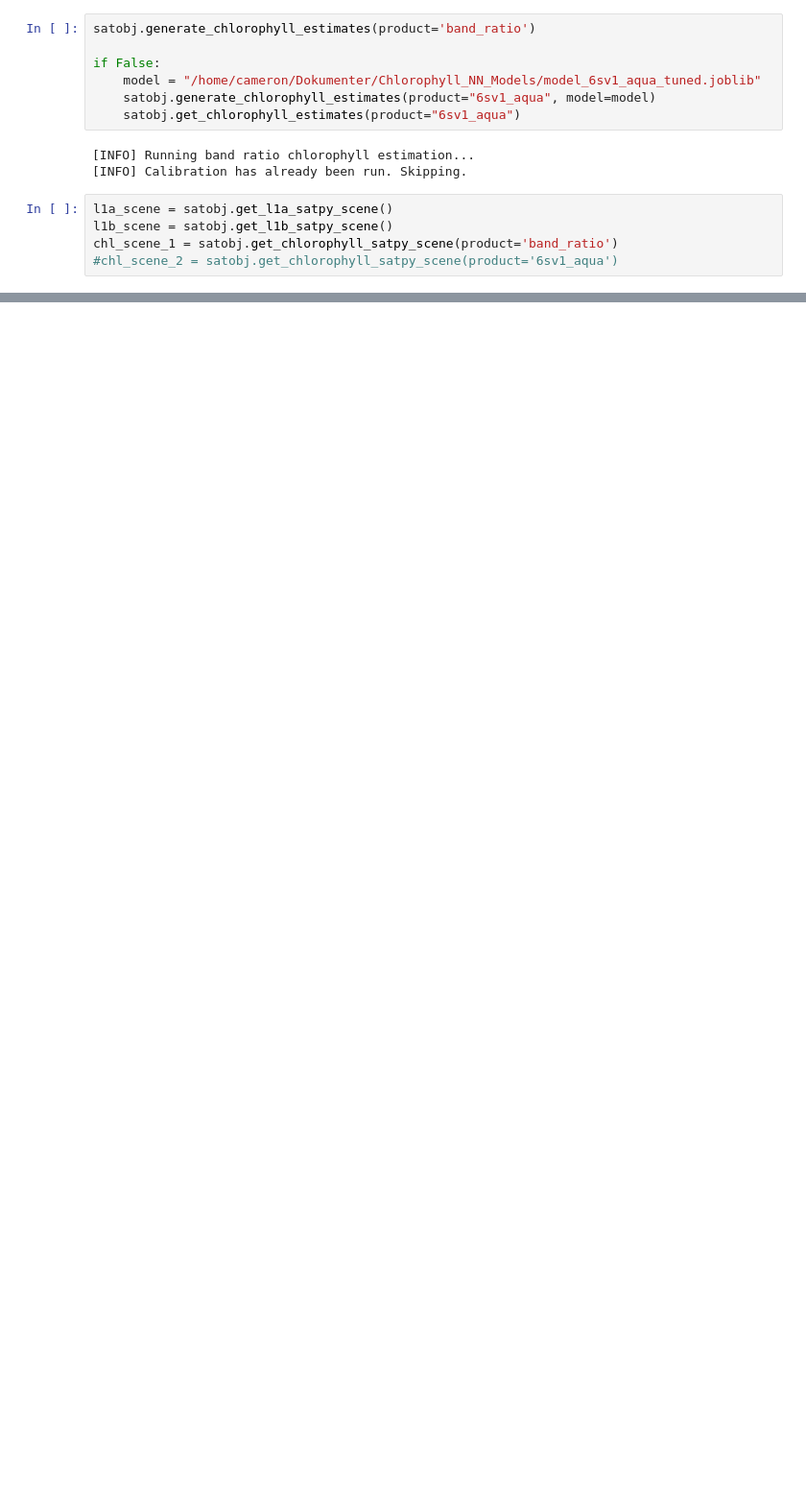
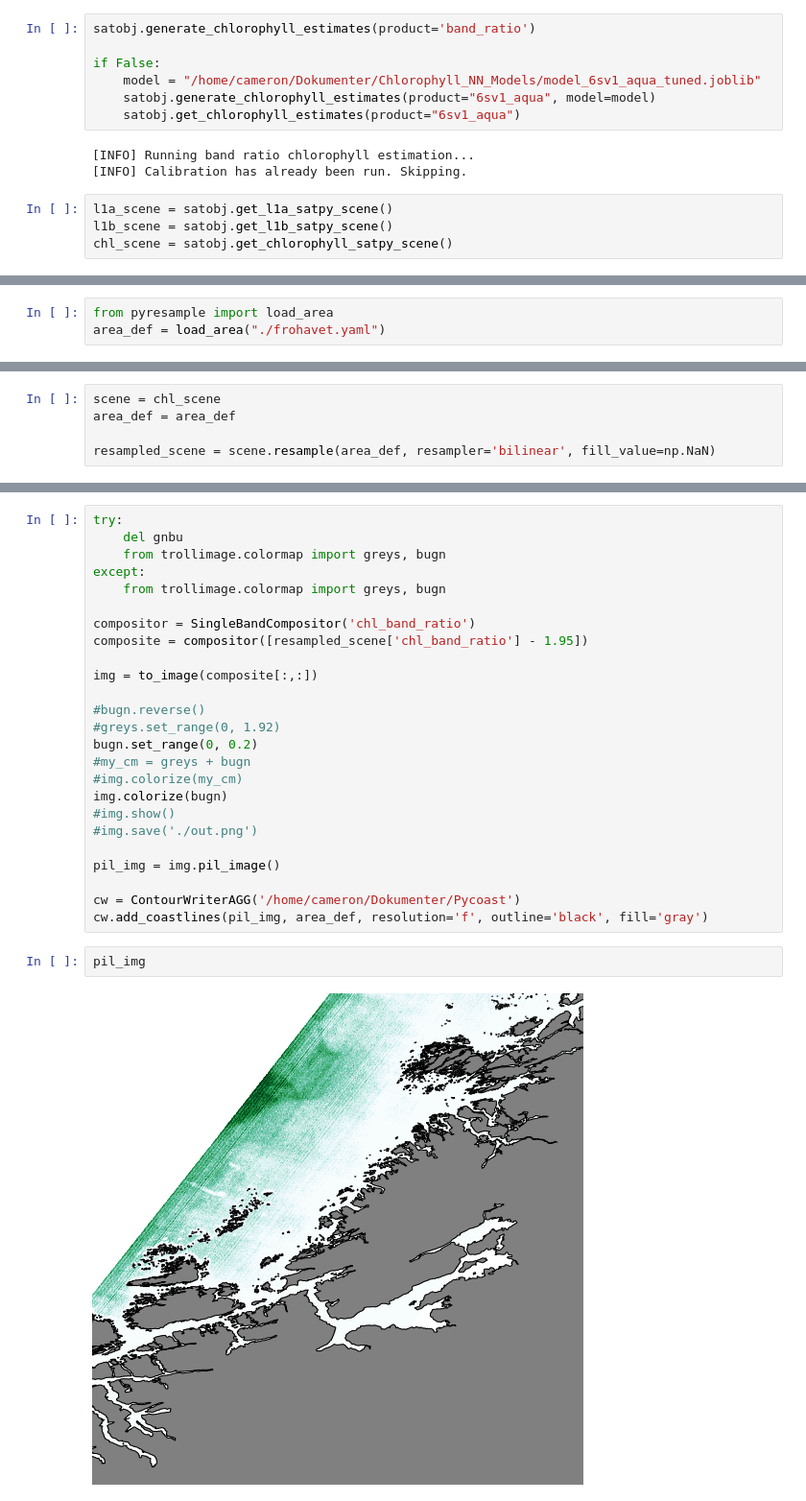
Before and after one commit to NTNU-SmallSat-Lab/hypso-package, a Jupyter notebook: demo/satpy_testing.ipynb, the cells around one changed output, grey strips where cells are left out. Shown at 96% size. Cells and saved outputs as stored; diff of their text form; blank space fills up the shorter version.

Commit message:
Push testing and plotting work

```diff
--- a/demo/satpy_testing.ipynb
+++ b/demo/satpy_testing.ipynb
@@ -54,6 +62,5 @@ if False:
 # %%
 l1a_scene = satobj.get_l1a_satpy_scene()
 l1b_scene = satobj.get_l1b_satpy_scene()
-chl_scene_1 = satobj.get_chlorophyll_satpy_scene(product='band_ratio')
-#chl_scene_2 = satobj.get_chlorophyll_satpy_scene(product='6sv1_aqua')
+chl_scene = satobj.get_chlorophyll_satpy_scene()
 # %%
@@ -136,0 +106,3 @@ array([[1.98022832, 2.05960769, 2.13993502, ..., 2.07018929, 2.11488065,
+# %%
+from pyresample import load_area
+area_def = load_area("./frohavet.yaml")
@@ -136,0 +118,5 @@ array([[1.98022832, 2.05960769, 2.13993502, ..., 2.07018929, 2.11488065,
+# %%
+scene = chl_scene
+area_def = area_def
+
+resampled_scene = scene.resample(area_def, resampler='bilinear', fill_value=np.NaN)
@@ -136,0 +127,29 @@ array([[1.98022832, 2.05960769, 2.13993502, ..., 2.07018929, 2.11488065,
+# %%
+try:
+    del gnbu
+    from trollimage.colormap import greys, bugn
+except:
+    from trollimage.colormap import greys, bugn
+
+compositor = SingleBandCompositor('chl_band_ratio')
+composite = compositor([resampled_scene['chl_band_ratio'] - 1.95])
+
+img = to_image(composite[:,:])
+
+#bugn.reverse()
+#greys.set_range(0, 1.92)
+bugn.set_range(0, 0.2)
+#my_cm = greys + bugn
+#img.colorize(my_cm)
+img.colorize(bugn)
+#img.show()
+#img.save('./out.png')
+
+pil_img = img.pil_image()
+
+cw = ContourWriterAGG('/home/cameron/Dokumenter/Pycoast')
+cw.add_coastlines(pil_img, area_def, resolution='f', outline='black', fill='gray')
+# %%
+pil_img
+# %% [output]
+[figure, added]
```
Also changed, not shown: parts of 18 cells of this notebook, 1 other file.
